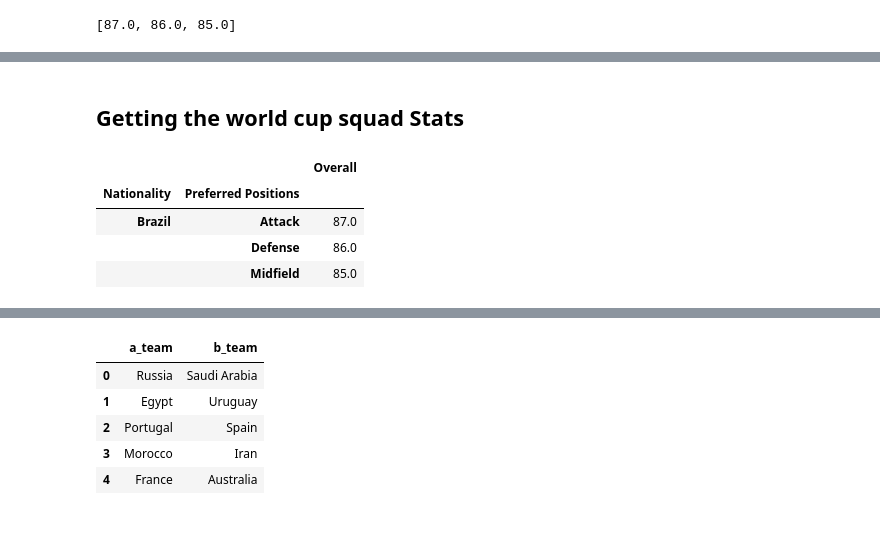
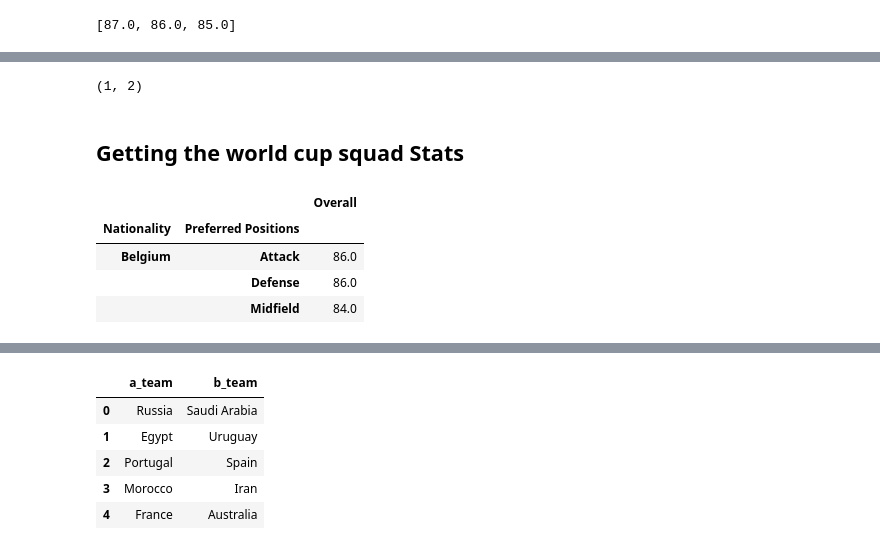
Before and after one commit to MikeStrenk/Modeling-the-World-Cup-2018, a Jupyter notebook: match-simulator-code-notebook.ipynb, the cells around one changed output, grey strips where cells are left out. Cells and saved outputs as stored; diff of their text form; code cells hidden in the pictures.

```diff
--- a/match-simulator-code-notebook.ipynb
+++ b/match-simulator-code-notebook.ipynb
@@ -7,7 +11,7 @@ from scipy.stats import poisson,skellam
 # %%
-df = pd.read_csv('resources/fifa-18-demo-player-dataset/CompleteDataset.csv')
-df.drop(['Unnamed: 0', 'Flag', 'Club Logo', 'Value', 'Wage', 'Photo', 'Potential', "Special"], axis=1, inplace=True)
-df[df['Nationality']=='Serbia'][['Name', 'Preferred Positions']]
+players_df = pd.read_csv('resources/fifa-18-demo-player-dataset/CompleteDataset.csv')
+players_df.drop(['Unnamed: 0', 'Flag', 'Club Logo', 'Value', 'Wage', 'Photo', 'Potential', "Special"], axis=1, inplace=True)
+players_df[players_df['Nationality']=='Serbia'][['Name', 'Preferred Positions']]
 # %% [output]
 |  | Name | Preferred Positions |
 | 155 | N. Matić | CM CDM |
@@ -65,9 +74,9 @@ positions_dict = {'ST': 'Attack',
 # %%
-df2 = df[['Name', 'Club', 'Nationality', 'Preferred Positions', 'Overall']].copy()
-df2['Preferred Positions'] = df2['Preferred Positions'].apply(lambda x: x.split(' ', 1)[0]).replace(positions_dict)
+overall_score_df = players_df[['Name', 'Club', 'Nationality', 'Preferred Positions', 'Overall']].copy()
+overall_score_df['Preferred Positions'] = overall_score_df['Preferred Positions'].apply(lambda x: x.split(' ', 1)[0]).replace(positions_dict)
 
 team = 'Brazil'
-df2[df2['Nationality'] == team].head(14).groupby(['Nationality', 'Preferred Positions']).mean()
+overall_score_df[overall_score_df['Nationality'] == team].head(14).groupby(['Nationality', 'Preferred Positions']).mean()
 # %% [output]
 |  |  | Overall |
 | Nationality | Preferred Positions |  |
@@ -144,11 +123,11 @@ test_df
 | 379 | West Ham | Everton | 3 | 1 | 2 |
 380 rows × 5 columns
 # %%
-player_overall_df = df[['Name', 'Club', 'Nationality', 'Preferred Positions', 'Overall']].copy()
+player_overall_df = players_df[['Name', 'Club', 'Nationality', 'Preferred Positions', 'Overall']].copy()
 player_overall_df['Preferred Positions'] = player_overall_df['Preferred Positions'].apply(lambda x: x.split(' ', 1)[0]).replace(positions_dict)
 # %%
 def get_team_stats(team, type='Club', no_of_players=13, return_df=False):
-    mask = df2[type] == team
+    mask = overall_score_df[type] == team
     groupby_cols = [type, 'Preferred Positions']
     team_stats_df = player_overall_df[mask].head(no_of_players).groupby(groupby_cols).mean().round(0)
     if return_df == True:
@@ -820,10 +601,14 @@ array([[4.75074777e-02, 7.34434022e-02, 5.67693087e-02, 2.92538591e-02,
+# %%
+simulate_goals(game)
+# %% [output]
+(1, 2)
 # %% [markdown]
 ## Getting the world cup squad Stats
 # %%
-get_team_stats('Brazil', type='Nationality', return_df=True)
+get_team_stats('Belgium', type='Nationality', return_df=True)
 # %% [output]
 |  |  | Overall |
 | Nationality | Preferred Positions |  |
-| Brazil | Attack | 87.0 |
+| Belgium | Attack | 86.0 |
 |  | Defense | 86.0 |
-|  | Midfield | 85.0 |
+|  | Midfield | 84.0 |
```
Also changed, not shown: parts of 56 cells of this notebook.
